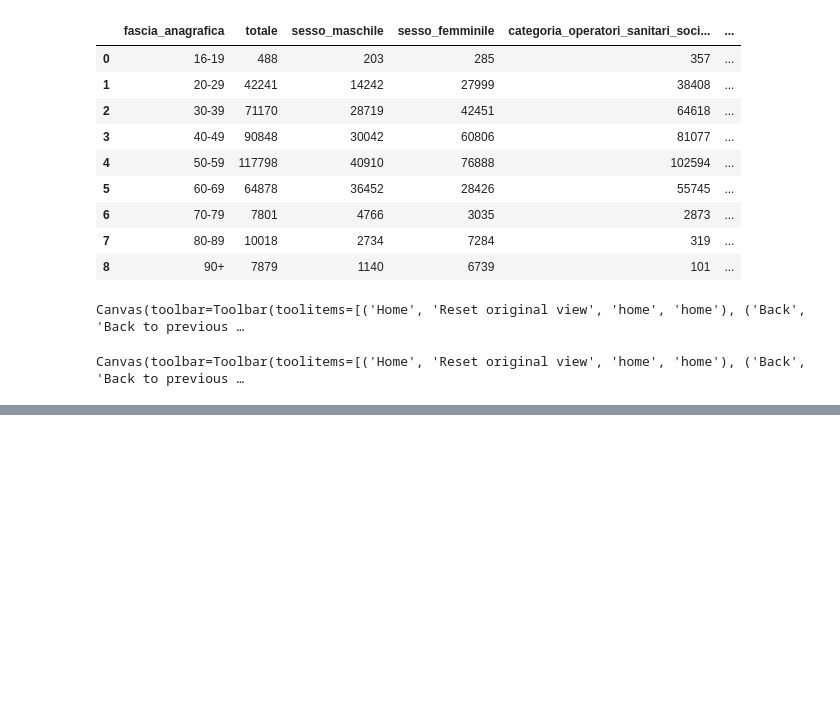
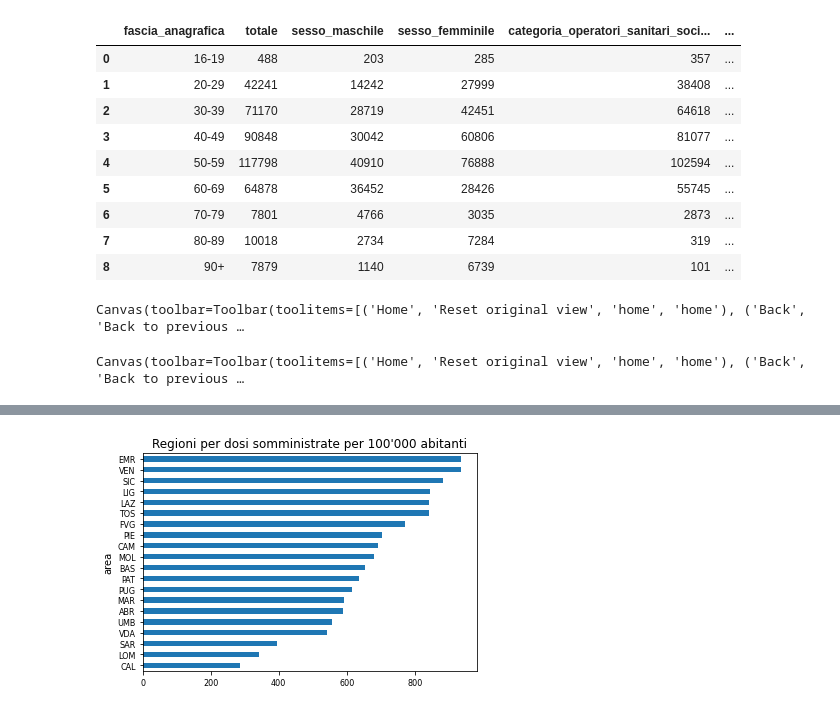
Before and after one commit to aidinattar/vaccini, a Jupyter notebook: vaccini.ipynb, the cells around one changed output, grey strips where cells are left out. Drawn from its saved outputs; the diff is of its cells as text; code cells hidden in the pictures; blank space fills up the shorter version.

```diff
--- a/vaccini.ipynb
+++ b/vaccini.ipynb
@@ -633,0 +713,8 @@ Canvas(toolbar=Toolbar(toolitems=[('Home', 'Reset original view', 'home', 'home'
+# %%
+cum = cum.sort_values(by = 'cumulativa_100000')
+cum.plot(kind='barh',x = 'area', y='cumulativa_100000', legend = False)
+
+plt.title("Regioni per dosi somministrate per 100'000 abitanti")
+plt.savefig('barreitalia.png', dpi=300)
+# %% [output]
+[figure, added]
```
Also changed, not shown: parts of 15 cells of this notebook, 6 other files.
